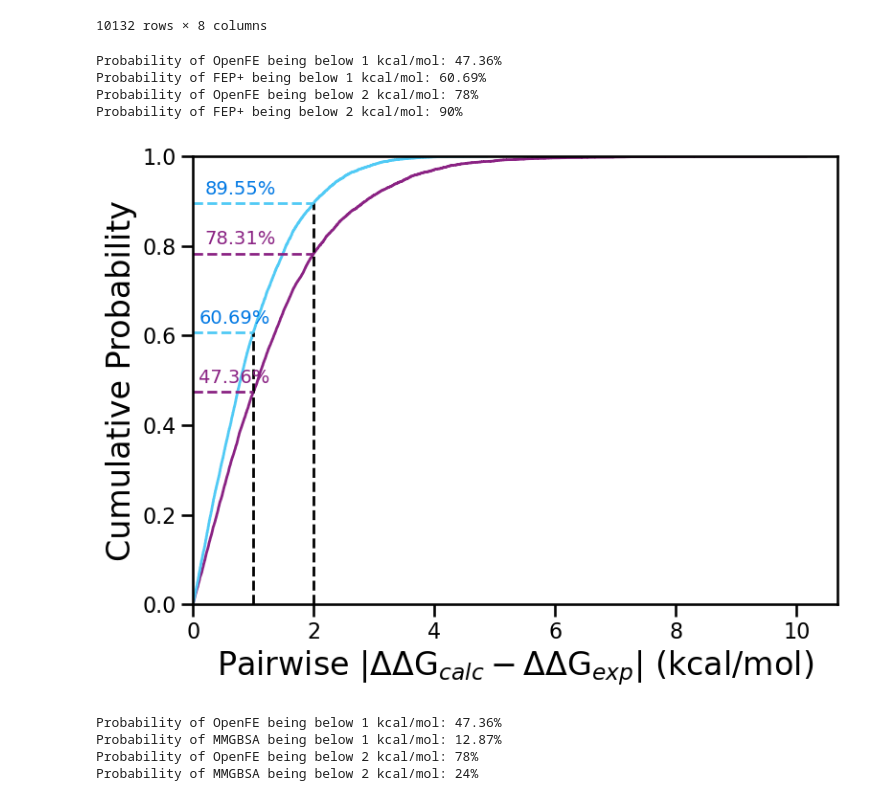
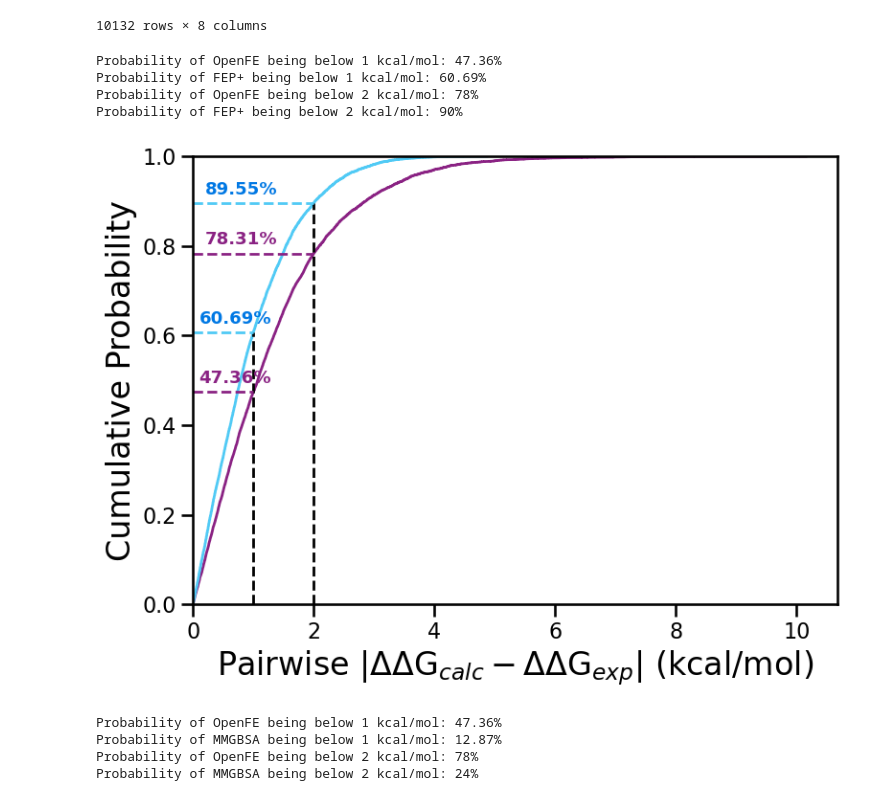
Before and after one commit to OpenFreeEnergy/IndustryBenchmarks2024, a Jupyter notebook: industry_benchmarks/analysis/notebooks/openfe_fep_plus.ipynb, the cells around one changed output. Drawn from its saved outputs; the diff is of its cells as text; code cells hidden in the pictures.

Commit message:
use bold weights on ecdf numbers

```diff
--- a/industry_benchmarks/analysis/notebooks/openfe_fep_plus.ipynb
+++ b/industry_benchmarks/analysis/notebooks/openfe_fep_plus.ipynb
@@ -697,41 +697,41 @@ ax.axvline(x=1, ymax=prob_below_1_fep_plus, color='k', linestyle='--', linewidth
 ax.plot([0, 1], [prob_below_1_openfe, prob_below_1_openfe], color=openfe_color, linestyle='--', linewidth=2)
 ax.plot([0, 1], [prob_below_1_fep_plus, prob_below_1_fep_plus], color=fep_plus_color, linestyle='--', linewidth=2)
 # add a label above the line
-ax.text(0.1, prob_below_1_openfe + 0.02, f"{prob_below_1_openfe:.2%}", color=openfe_color, fontsize=14)
-ax.text(0.1, prob_below_1_fep_plus + 0.02, f"{prob_below_1_fep_plus:.2%}", color="#0078E4", fontsize=14)
+ax.text(0.1, prob_below_1_openfe + 0.02, f"{prob_below_1_openfe:.2%}", color=openfe_color, fontsize=13, weight='bold')
+ax.text(0.1, prob_below_1_fep_plus + 0.02, f"{prob_below_1_fep_plus:.2%}", color="#0078E4", fontsize=13, weight='bold')
 # same again for 2  kcal/mol
 prob_below_2_openfe = np.sum(openfe_abs_ddg < 2) / len(openfe_abs_ddg)
 prob_below_2_fep_plus = np.sum(fep_plus_abs_ddg < 2) / len(fep_plus_abs_ddg)
 print(f"Probability of OpenFE being below 2 kcal/mol: {prob_below_2_openfe:.0%}")
 print(f"Probability of FEP+ being below 2 kcal/mol: {prob_below_2_fep_plus:.0%}")
 # stop the line at the higher probability curve
 
 ax.axvline(x=2, ymax=prob_below_2_fep_plus, color='k', linestyle='--', linewidth=2)
 ax.plot([0, 2], [prob_below_2_openfe, prob_below_2_openfe], color=openfe_color, linestyle='--', linewidth=2)
 ax.plot([0, 2], [prob_below_2_fep_plus, prob_below_2_fep_plus], color=fep_plus_color, linestyle='--', linewidth=2)
 # add a label above the line
-ax.text(0.2, prob_below_2_openfe + 0.02, f"{prob_below_2_openfe:.2%}", color=openfe_color, fontsize=14)
-ax.text(0.2, prob_below_2_fep_plus + 0.02, f"{prob_below_2_fep_plus:.2%}", color="#0078E4", fontsize=14)
+ax.text(0.2, prob_below_2_openfe + 0.02, f"{prob_below_2_openfe:.2%}", color=openfe_color, fontsize=13, weight='bold')
+ax.text(0.2, prob_below_2_fep_plus + 0.02, f"{prob_below_2_fep_plus:.2%}", color="#0078E4", fontsize=13, weight='bold')
 
 # set the x and y labels
 ax.set_xlabel(r"Pairwise $|\Delta\Delta$G$_{calc}-\Delta\Delta$G$_{exp}|$ (kcal/mol)", fontsize=24)
 ax.set_ylabel("Cumulative Probability", fontsize=24)
 # set x and y tick font size
 ax.tick_params(axis='x', labelsize=16)
 ax.tick_params(axis='y', labelsize=16)
 plt.xlim(left=0)
 # remove the top and right spines
 # sns.despine()
 # plt.legend(fontsize=16)
 plt.tight_layout()
 # save the figure
 plt.savefig("ecdf_pairwise_abs_ddg_error_opnfe_vs_fep_plus.png", dpi=300, bbox_inches='tight')
 # %% [output]
 Probability of OpenFE being below 1 kcal/mol: 47.36%
 Probability of FEP+ being below 1 kcal/mol: 60.69%
 Probability of OpenFE being below 2 kcal/mol: 78%
 Probability of FEP+ being below 2 kcal/mol: 90%
-[figure, old version]
+[figure, new version]
 # %%
 # plot again to compare OpenFE and MMGBSA for the SI
 # plot ecdfs for openfe and fep+ ddg absolute errors
```
Also changed, not shown: parts of 1 cell of this notebook.
